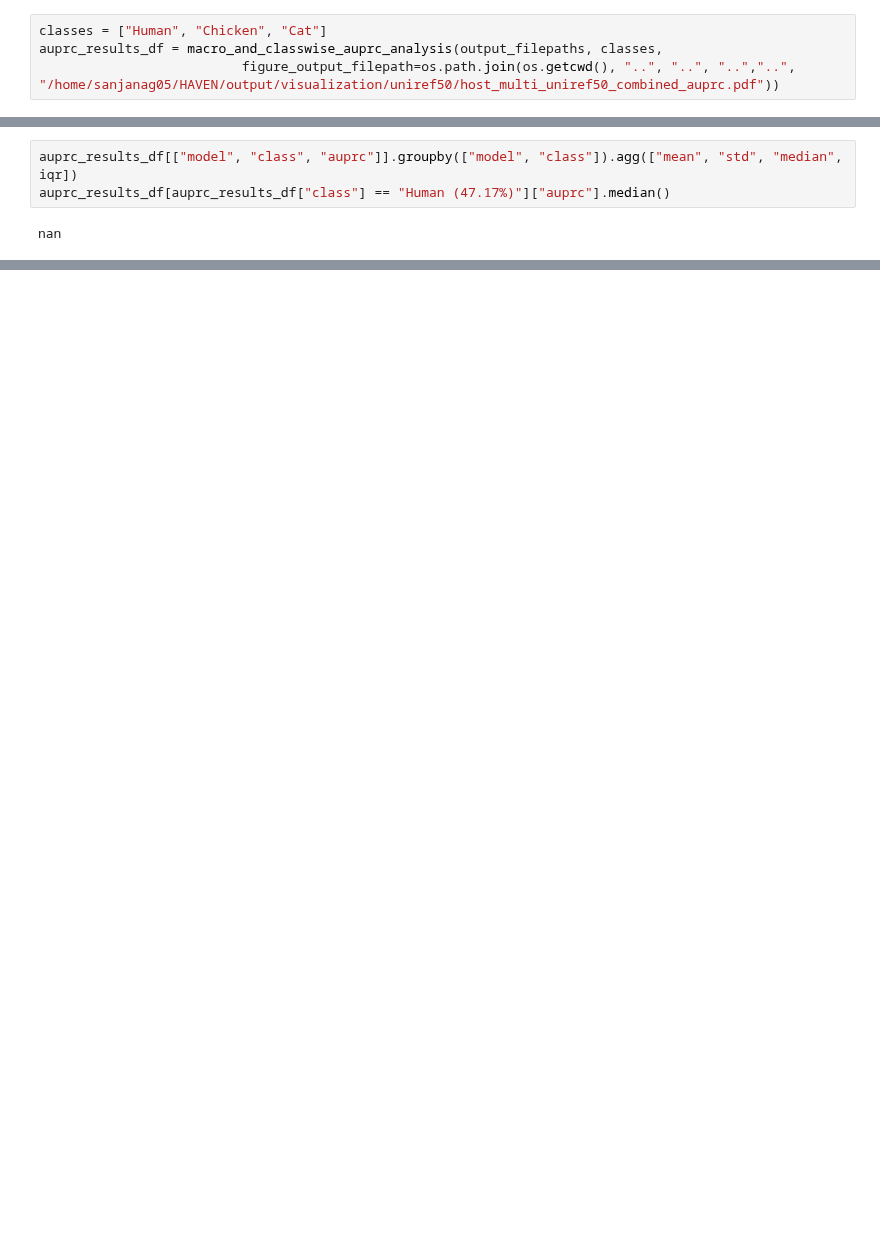
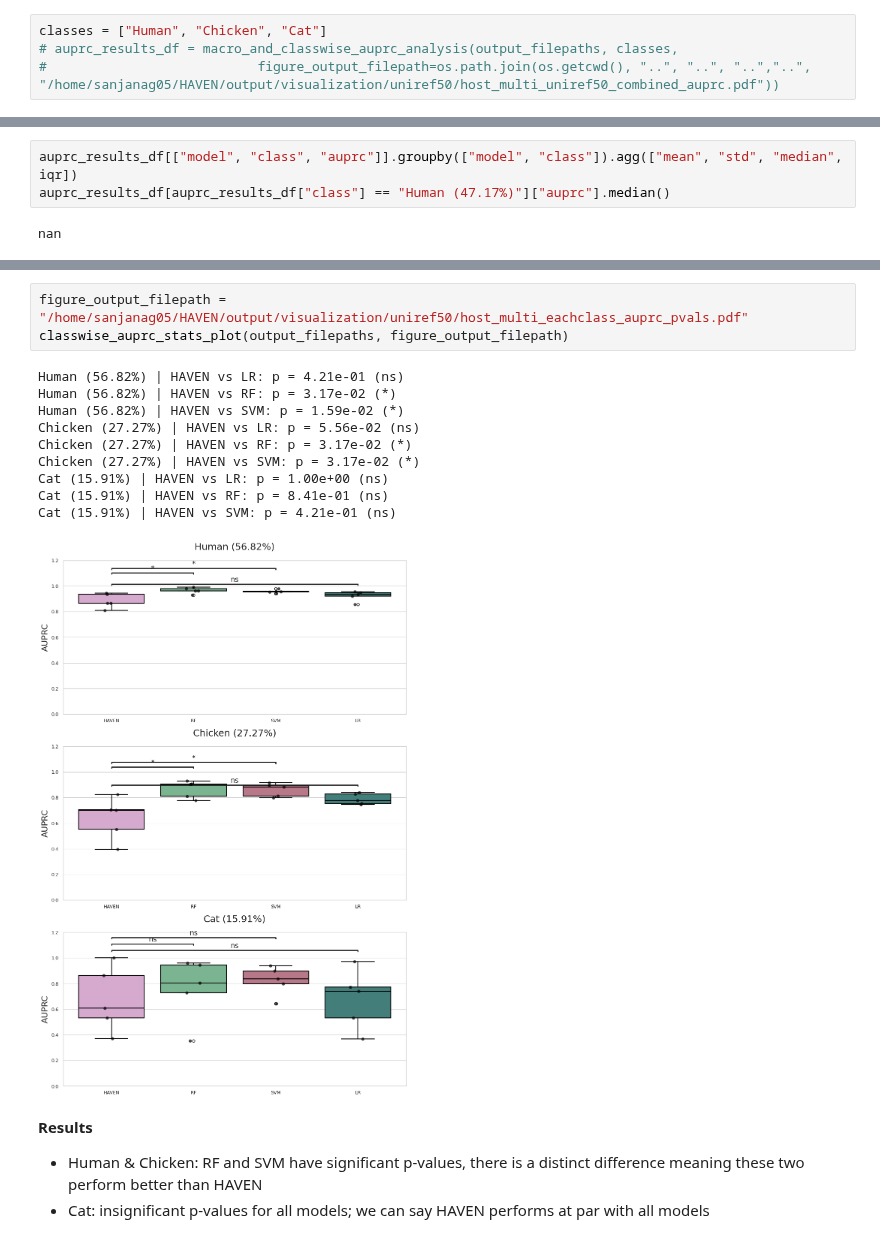
Before and after one commit to NSF-COMPASS-Center/HAVEN, a Jupyter notebook: src/jupyter_notebooks/datasets/analysis/uniref50/auprc_other_models_statistical_tests.ipynb, the cells around one changed output, grey strips where cells are left out. Drawn from its saved outputs; the diff is of its cells as text; blank space fills up the shorter version.

```diff
--- a/src/jupyter_notebooks/datasets/analysis/uniref50/auprc_other_models_statistical_tests.ipynb
+++ b/src/jupyter_notebooks/datasets/analysis/uniref50/auprc_other_models_statistical_tests.ipynb
@@ -226,5 +232,5 @@ def macro_and_classwise_auprc_analysis(output_filepaths, classes, figure_output_
     return auprc_results_df
 # %%
 classes = ["Human", "Chicken", "Cat"]
-auprc_results_df = macro_and_classwise_auprc_analysis(output_filepaths, classes,
-                          figure_output_filepath=os.path.join(os.getcwd(), "..", "..", "..","..", "/home/sanjanag05/HAVEN/output/visualization/uniref50/host_multi_uniref50_combined_auprc.pdf"))
+# auprc_results_df = macro_and_classwise_auprc_analysis(output_filepaths, classes,
+#                           figure_output_filepath=os.path.join(os.getcwd(), "..", "..", "..","..", "/home/sanjanag05/HAVEN/output/visualization/uniref50/host_multi_uniref50_combined_auprc.pdf"))
@@ -405,0 +466,19 @@ When looking at the p values, only HAVEN vs. SVM has a significant p-value, mean
+# %%
+figure_output_filepath = "/home/sanjanag05/HAVEN/output/visualization/uniref50/host_multi_eachclass_auprc_pvals.pdf"
+classwise_auprc_stats_plot(output_filepaths, figure_output_filepath)
+# %% [output]
+Human (56.82%) | HAVEN vs LR: p = 4.21e-01 (ns)
+Human (56.82%) | HAVEN vs RF: p = 3.17e-02 (*)
+Human (56.82%) | HAVEN vs SVM: p = 1.59e-02 (*)
+Chicken (27.27%) | HAVEN vs LR: p = 5.56e-02 (ns)
+Chicken (27.27%) | HAVEN vs RF: p = 3.17e-02 (*)
+Chicken (27.27%) | HAVEN vs SVM: p = 3.17e-02 (*)
+Cat (15.91%) | HAVEN vs LR: p = 1.00e+00 (ns)
+Cat (15.91%) | HAVEN vs RF: p = 8.41e-01 (ns)
+Cat (15.91%) | HAVEN vs SVM: p = 4.21e-01 (ns)
+[figure, added]
+# %% [markdown]
+<b> Results </b>
+
+- Human &  Chicken: RF and SVM have significant p-values, there is a distinct difference meaning these two perform better than HAVEN
+- Cat: insignificant p-values for all models; we can say HAVEN performs at par with all models
```
Also changed, not shown: parts of 8 cells of this notebook, 1 other file.
